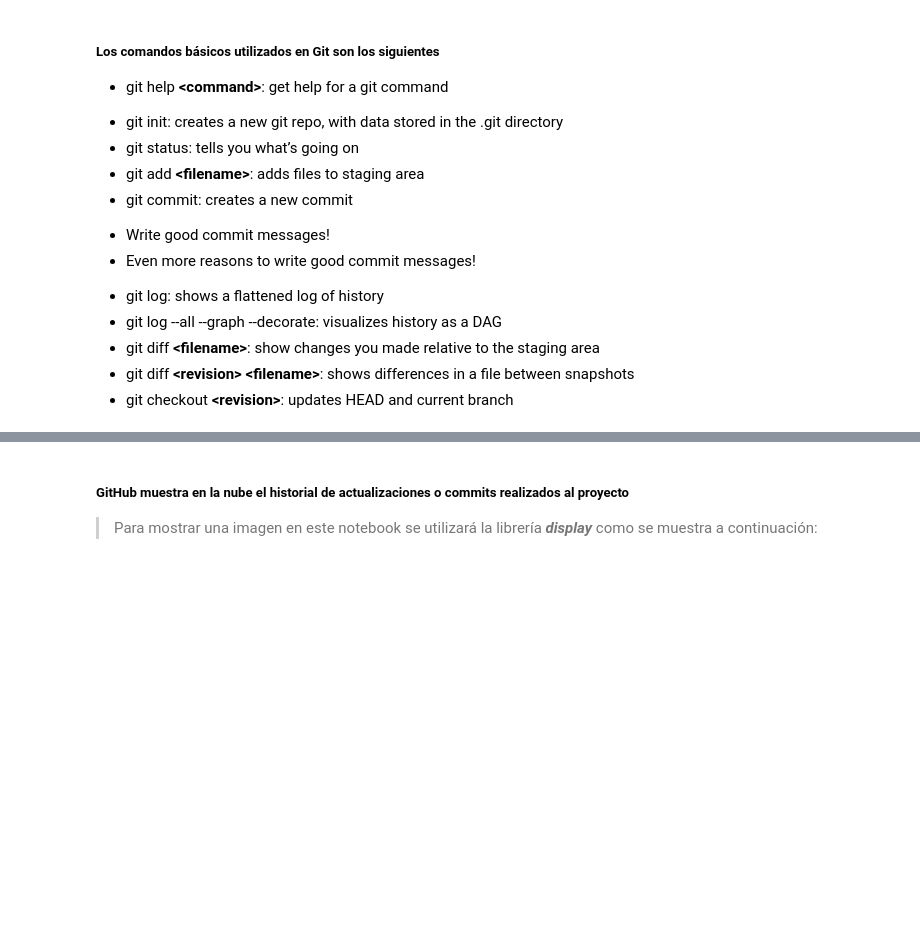
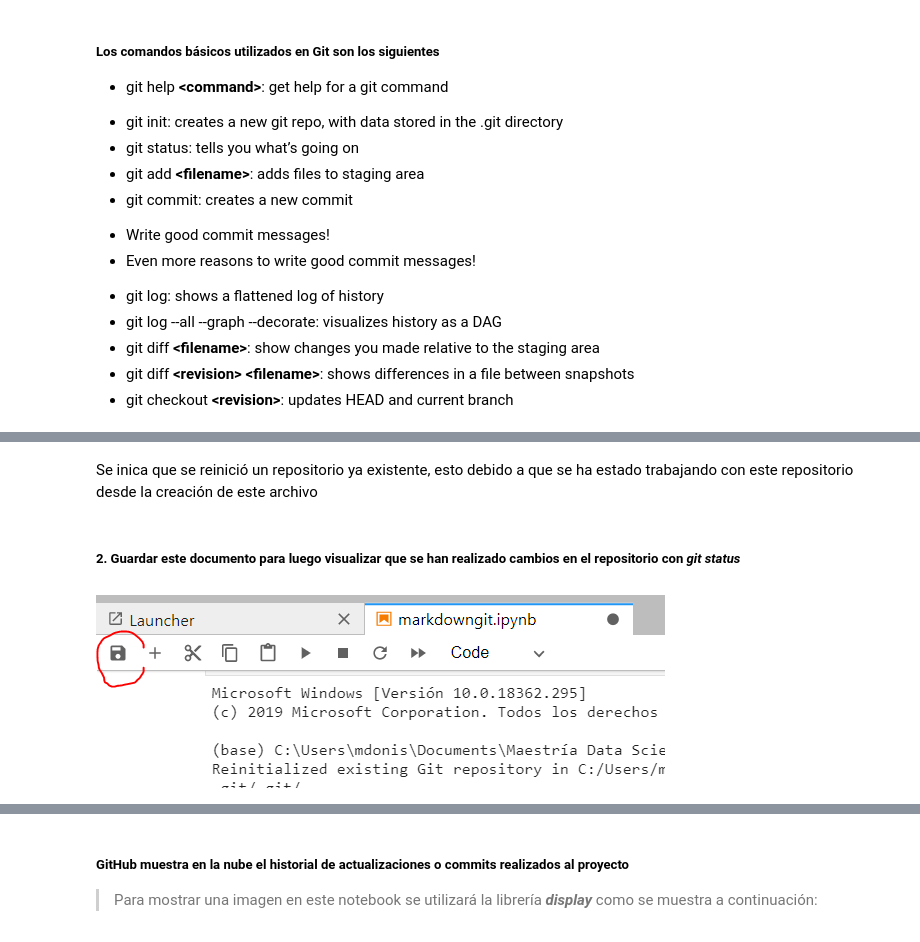
Before and after one commit to mdonis/tarea_markdown_jupiter_git, a Jupyter notebook: markdowngit.ipynb, the cells around one changed output, grey strips where cells are left out. Saved outputs shown, nothing was run; the diff lists cells and outputs as text; code cells hidden in the pictures; blank space fills up the shorter version.

```diff
--- a/markdowngit.ipynb
+++ b/markdowngit.ipynb
@@ -26,0 +52,8 @@ Git es una herramienta que realiza una función del control de versiones de cód
+# %% [markdown]
+Se inica que se reinició un repositorio ya existente, esto debido a que se ha estado trabajando con este repositorio desde la creación de este archivo
+# %% [markdown]
+##### 2. Guardar este documento para luego visualizar que se han realizado cambios en el repositorio con *git status*
+# %%
+display.Image("./fig2.png")
+# %% [output]
+[figure, added]
```
Also changed, not shown: parts of 18 cells of this notebook, 1 other file.
